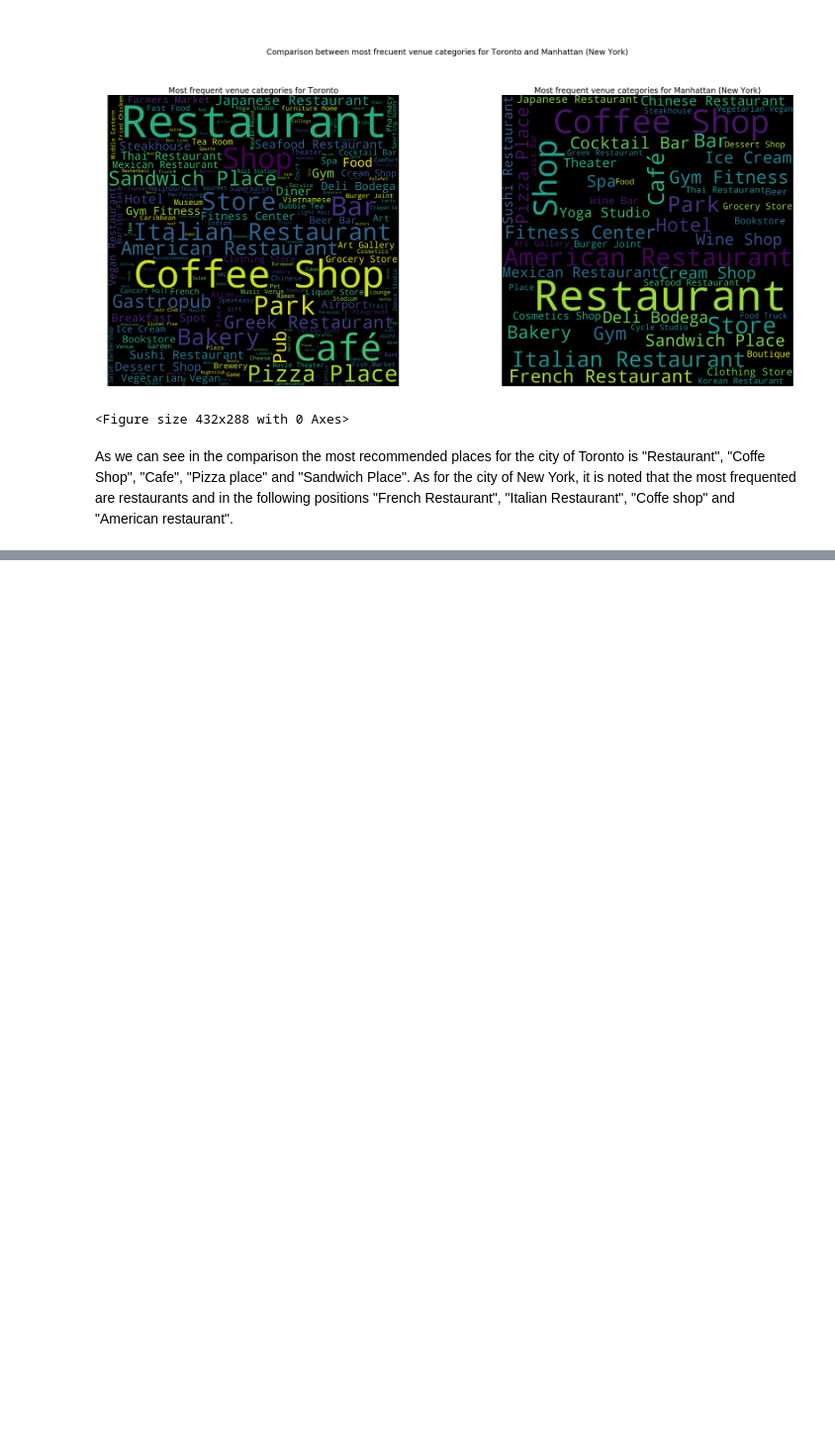
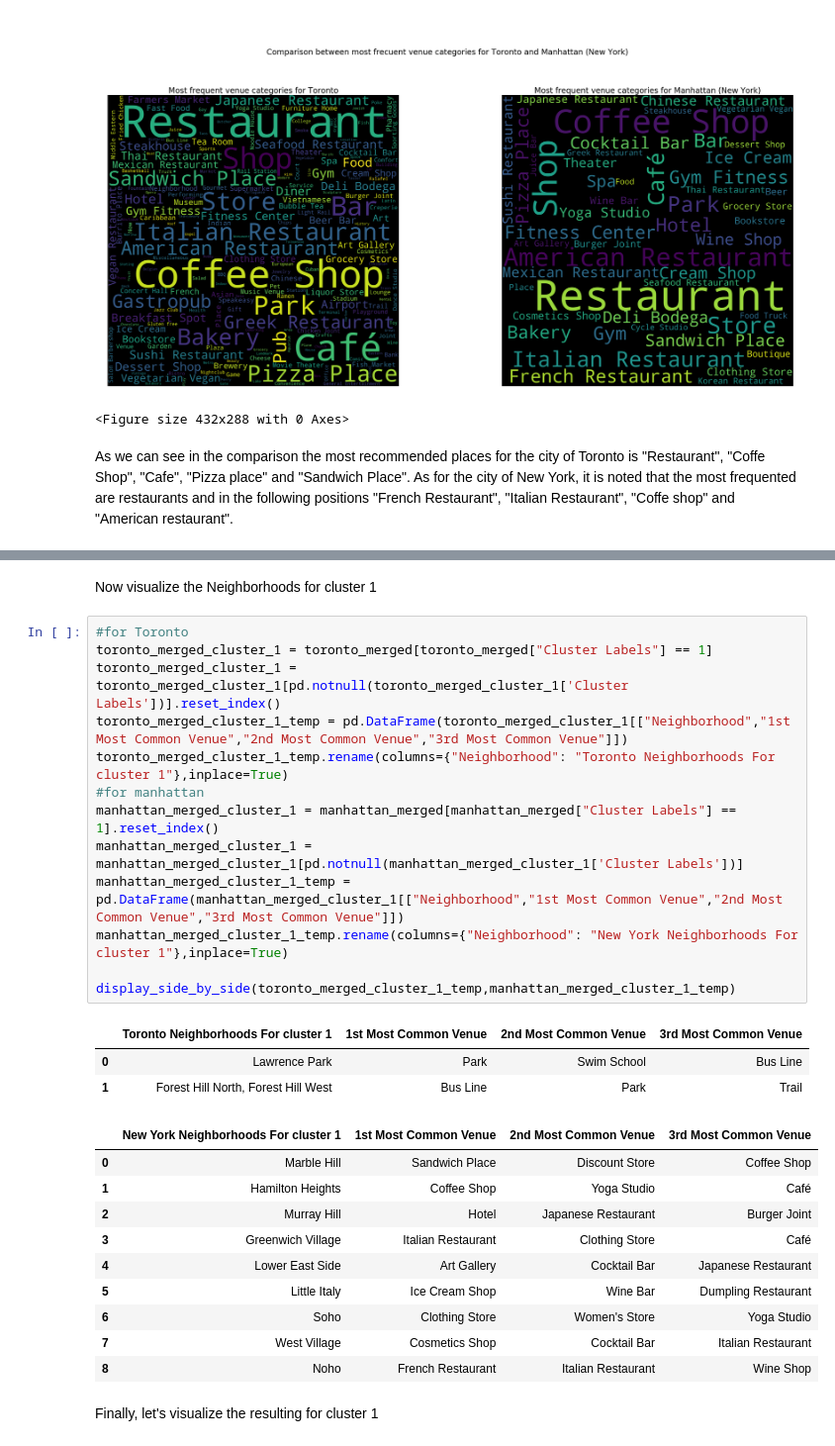
Before and after one commit to yeinel/The-Battle-of-Neighborhoods, a Jupyter notebook: The-Battle-of-Neighborhoods-week2.ipynb, the cells around one changed output, grey strips where cells are left out. Shown at 99% size. Drawn from its saved outputs; the diff is of its cells as text; blank space fills up the shorter version.

```diff
--- a/The-Battle-of-Neighborhoods-week2.ipynb
+++ b/The-Battle-of-Neighborhoods-week2.ipynb
@@ -921,0 +1020,31 @@ As we can see in the comparison the most recommended places for the city of Toro
+# %% [markdown]
+Now visualize the Neighborhoods for cluster 1
+# %%
+#for Toronto
+toronto_merged_cluster_1 = toronto_merged[toronto_merged["Cluster Labels"] == 1]
+toronto_merged_cluster_1 = toronto_merged_cluster_1[pd.notnull(toronto_merged_cluster_1['Cluster Labels'])].reset_index()
+toronto_merged_cluster_1_temp = pd.DataFrame(toronto_merged_cluster_1[["Neighborhood","1st Most Common Venue","2nd Most Common Venue","3rd Most Common Venue"]])
+toronto_merged_cluster_1_temp.rename(columns={"Neighborhood": "Toronto Neighborhoods For cluster 1"},inplace=True)
+#for manhattan
+manhattan_merged_cluster_1 = manhattan_merged[manhattan_merged["Cluster Labels"] == 1].reset_index()
+manhattan_merged_cluster_1 = manhattan_merged_cluster_1[pd.notnull(manhattan_merged_cluster_1['Cluster Labels'])]
+manhattan_merged_cluster_1_temp = pd.DataFrame(manhattan_merged_cluster_1[["Neighborhood","1st Most Common Venue","2nd Most Common Venue","3rd Most Common Venue"]])
+manhattan_merged_cluster_1_temp.rename(columns={"Neighborhood": "New York Neighborhoods For cluster 1"},inplace=True)
+
+display_side_by_side(toronto_merged_cluster_1_temp,manhattan_merged_cluster_1_temp)
+# %% [output]
+|  | Toronto Neighborhoods For cluster 1 | 1st Most Common Venue | 2nd Most Common Venue | 3rd Most Common Venue |
+| 0 | Lawrence Park | Park | Swim School | Bus Line |
+| 1 | Forest Hill North, Forest Hill West | Bus Line | Park | Trail |
+|  | New York Neighborhoods For cluster 1 | 1st Most Common Venue | 2nd Most Common Venue | 3rd Most Common Venue |
+| 0 | Marble Hill | Sandwich Place | Discount Store | Coffee Shop |
+| 1 | Hamilton Heights | Coffee Shop | Yoga Studio | Café |
+| 2 | Murray Hill | Hotel | Japanese Restaurant | Burger Joint |
+| 3 | Greenwich Village | Italian Restaurant | Clothing Store | Café |
+| 4 | Lower East Side | Art Gallery | Cocktail Bar | Japanese Restaurant |
+| 5 | Little Italy | Ice Cream Shop | Wine Bar | Dumpling Restaurant |
+| 6 | Soho | Clothing Store | Women's Store | Yoga Studio |
+| 7 | West Village | Cosmetics Shop | Cocktail Bar | Italian Restaurant |
+| 8 | Noho | French Restaurant | Italian Restaurant | Wine Shop |
+# %% [markdown]
+Finally, let's visualize the resulting for cluster 1
```
Also changed, not shown: parts of 12 cells of this notebook.
